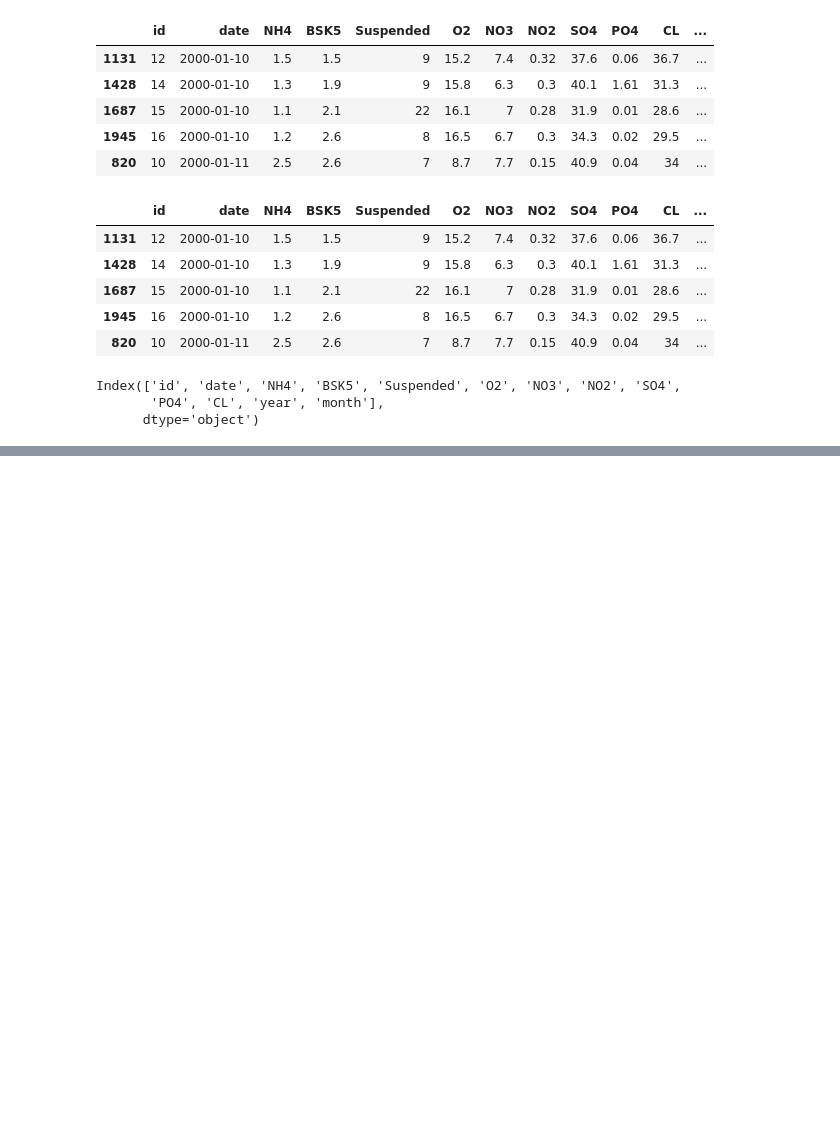
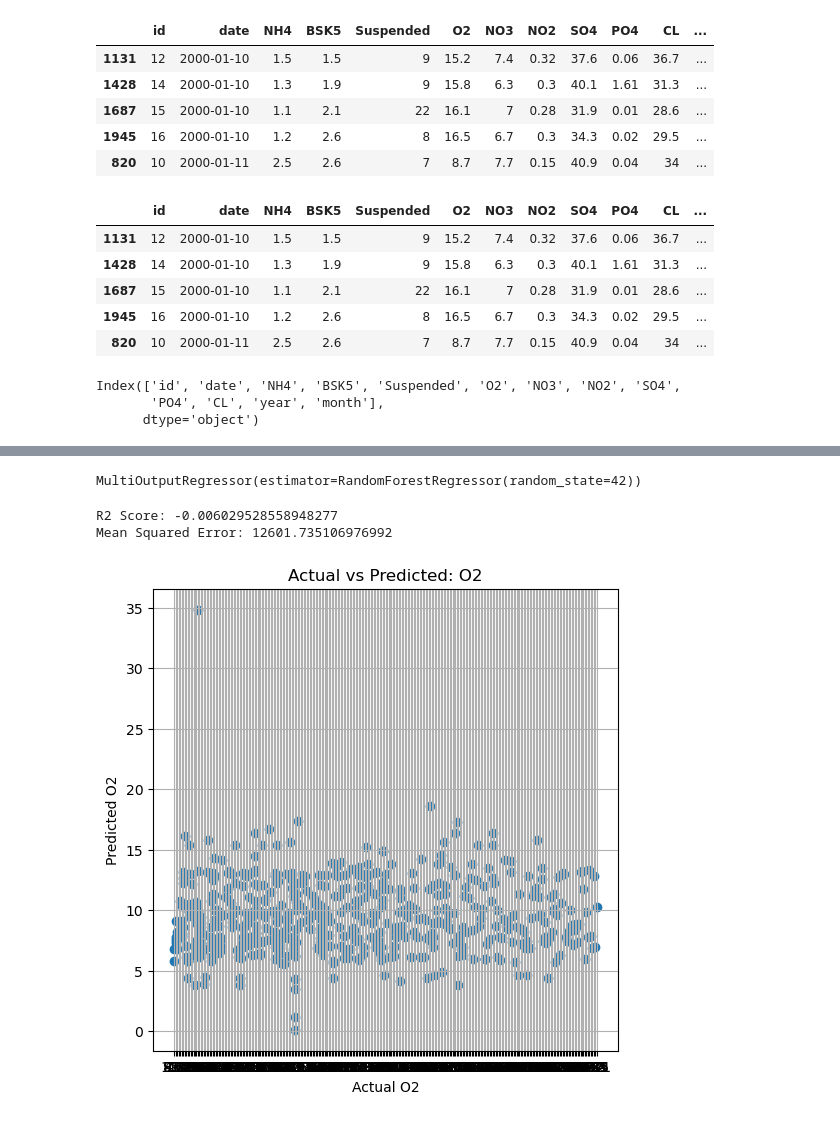
Before and after one commit to NishantSharma2004/Edunet-Foundation-AICTE-Internship, a Jupyter notebook: WaterQualityPrediction.ipynb, the cells around one changed output, grey strips where cells are left out. Drawn from its saved outputs; the diff is of its cells as text; code cells hidden in the pictures; blank space fills up the shorter version.

```diff
--- a/WaterQualityPrediction.ipynb
+++ b/WaterQualityPrediction.ipynb
@@ -118,0 +130,46 @@ pollutants = ['CO', 'NO2', 'NOx', 'O3', 'PM10', 'PM2.5', 'SO2']
+# %%
+targets = ['NH4', 'BSK5', 'Suspended', 'O2', 'NO3', 'NO2', 'SO4', 'PO4', 'CL']
+# %%
+X = df[features]
+y = df[targets]
+
+from sklearn.model_selection import train_test_split
+
+X_train, X_test, y_train, y_test = train_test_split(
+    X, y, test_size=0.2, random_state=42
+)
+# %%
+from sklearn.ensemble import RandomForestRegressor
+from sklearn.multioutput import MultiOutputRegressor
+
+# Create the model
+model = MultiOutputRegressor(RandomForestRegressor(random_state=42))
+
+# Train (fit) the model on training data
+model.fit(X_train, y_train)
+# %% [output]
+MultiOutputRegressor(estimator=RandomForestRegressor(random_state=42))
+# %%
+# Make predictions using the trained model
+y_pred = model.predict(X_test)
+# %%
+from sklearn.metrics import mean_squared_error, r2_score
+
+# Evaluate using R2 Score and Mean Squared Error
+print("R2 Score:", r2_score(y_test, y_pred))
+print("Mean Squared Error:", mean_squared_error(y_test, y_pred))
+# %% [output]
+R2 Score: -0.006029528558948277
+Mean Squared Error: 12601.735106976992
+# %%
+import matplotlib.pyplot as plt
+
+plt.figure(figsize=(6, 6))
+plt.scatter(y_test['O2'], y_pred[:, y.columns.get_loc('O2')])
+plt.xlabel('Actual O2')
+plt.ylabel('Predicted O2')
+plt.title('Actual vs Predicted: O2')
+plt.grid(True)
+plt.show()
+# %% [output]
+[figure, added]
```
Also changed, not shown: parts of 6 cells of this notebook.
